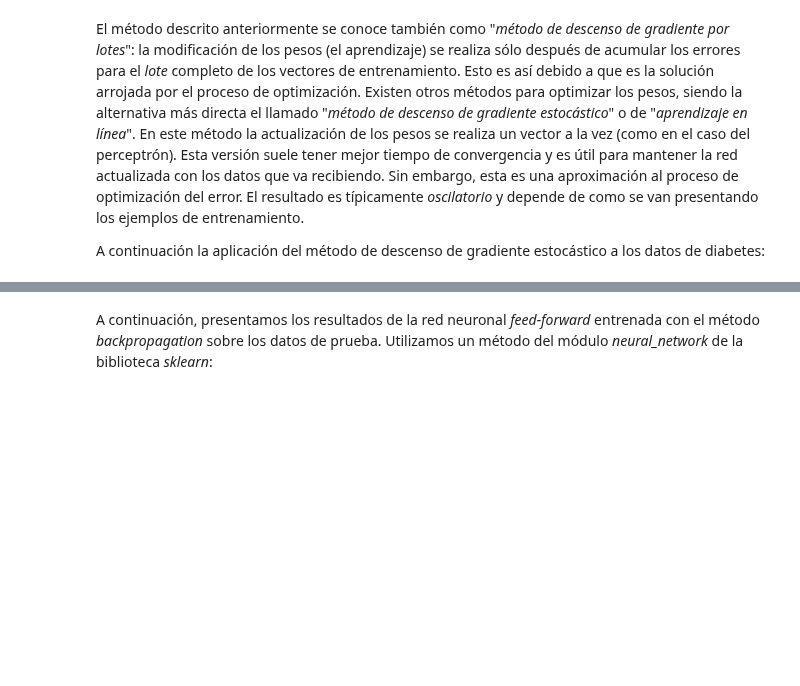
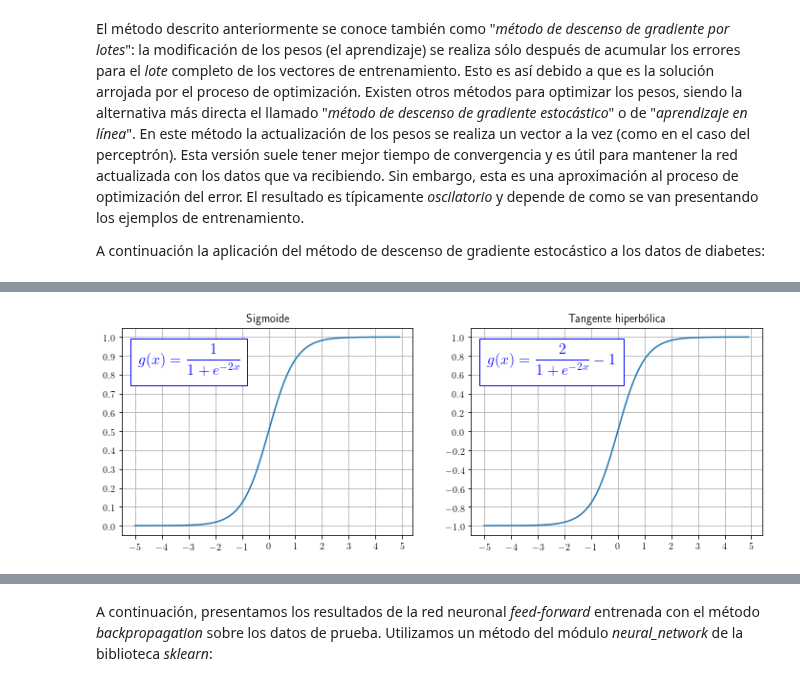
Before and after one commit to rsotoc/pattern-recognition, a Jupyter notebook: 18. Redes Neuronales Artificiales.ipynb, the cells around one changed output, grey strips where cells are left out. Drawn from its saved outputs; the diff is of its cells as text; code cells hidden in the pictures; blank space fills up the shorter version.

```diff
--- a/18. Redes Neuronales Artificiales.ipynb
+++ b/18. Redes Neuronales Artificiales.ipynb
@@ -652,0 +639,45 @@ la activación de la neurona.
+# %%
+import matplotlib.pyplot as plt
+import matplotlib.offsetbox as offsetbox
+import math
+
+from matplotlib import rc
+rc('text', usetex=True)
+
+def sigmoid(x):
+    return [1/(1 + math.exp(-2*item)) for item in x]
+
+def tan_h(x):
+    return [2/(1 + math.exp(-2*item)) - 1 for item in x]
+
+x = np.arange(-5., 5., 0.1)
+sig = sigmoid(x)
+tanh = tan_h(x)
+
+fig = plt.figure(figsize=(12, 4))
+
+ax1 = plt.subplot(1, 2, 1)
+ax1.set_xticks(np.arange(-5., 6., 1.0))
+ax1.set_yticks(np.arange(0, 1.1, 0.1))
+plt.plot(x, sig)
+plt.title('Sigmoide', fontsize=12)
+plt.text(-4.9, 0.8, r"$\displaystyle g(x)=\frac{1}{1+e^{-2x}}$",
+         fontsize=16, color='blue',
+         bbox=dict(boxstyle="square", pad=.5, fc="w", ec="b")
+         )
+plt.grid()
+
+ax2 = plt.subplot(1, 2, 2)
+ax2.set_xticks(np.arange(-5., 6., 1.0))
+ax2.set_yticks(np.arange(-1, 1.1, 0.2))
+plt.plot(x, tanh)
+plt.title('Tangente hiperbólica', fontsize=12)
+plt.text(-4.9, 0.6, r"$\displaystyle g(x)=\frac{2}{1+e^{-2x}}-1$",
+         fontsize=16, color='blue',
+         bbox=dict(boxstyle="square", pad=.5, fc="w", ec="b")
+         )
+plt.grid()
+
+plt.show()
+# %% [output]
+[figure, added]
```
Also changed, not shown: parts of 16 cells of this notebook, 6 other files.
